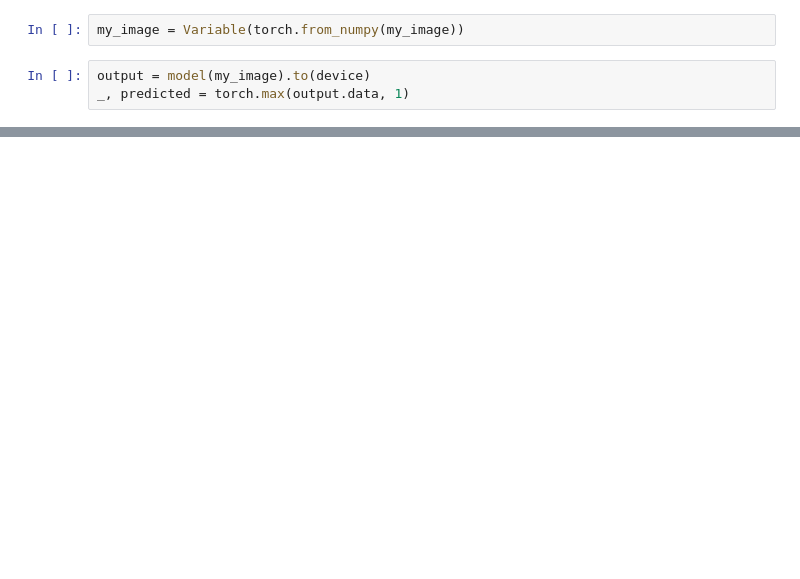
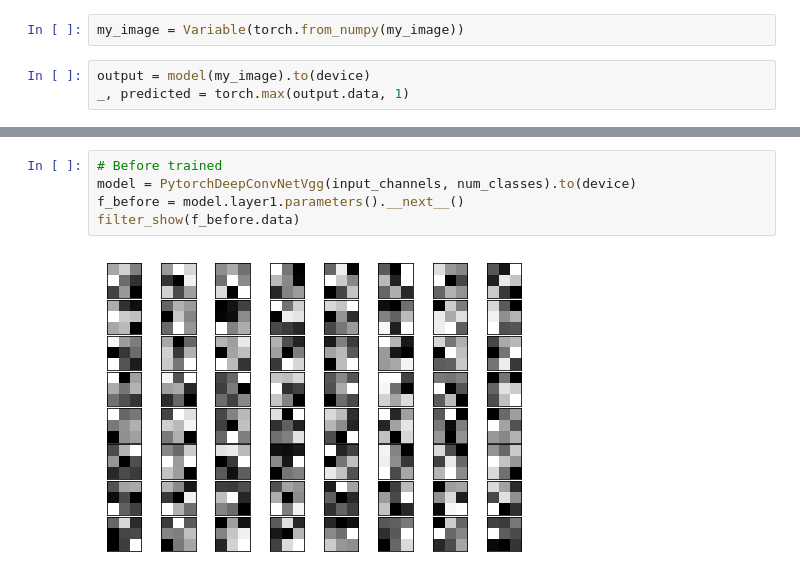
Before and after one commit to naellenhe/pytorch_cnn_cifar10, a Jupyter notebook: deep_convnet_in_pytorch_cifar_vgg16.ipynb, the cells around one changed output, grey strips where cells are left out. Cells and saved outputs as stored; diff of their text form; blank space fills up the shorter version.

```diff
--- a/deep_convnet_in_pytorch_cifar_vgg16.ipynb
+++ b/deep_convnet_in_pytorch_cifar_vgg16.ipynb
@@ -529,0 +573,7 @@ Prediction: ------label 2------ bird
+# %%
+# Before trained
+model = PytorchDeepConvNetVgg(input_channels, num_classes).to(device)
+f_before = model.layer1.parameters().__next__()
+filter_show(f_before.data)
+# %% [output]
+[figure, added]
```
Also changed, not shown: parts of 16 cells of this notebook, 3 other files.
